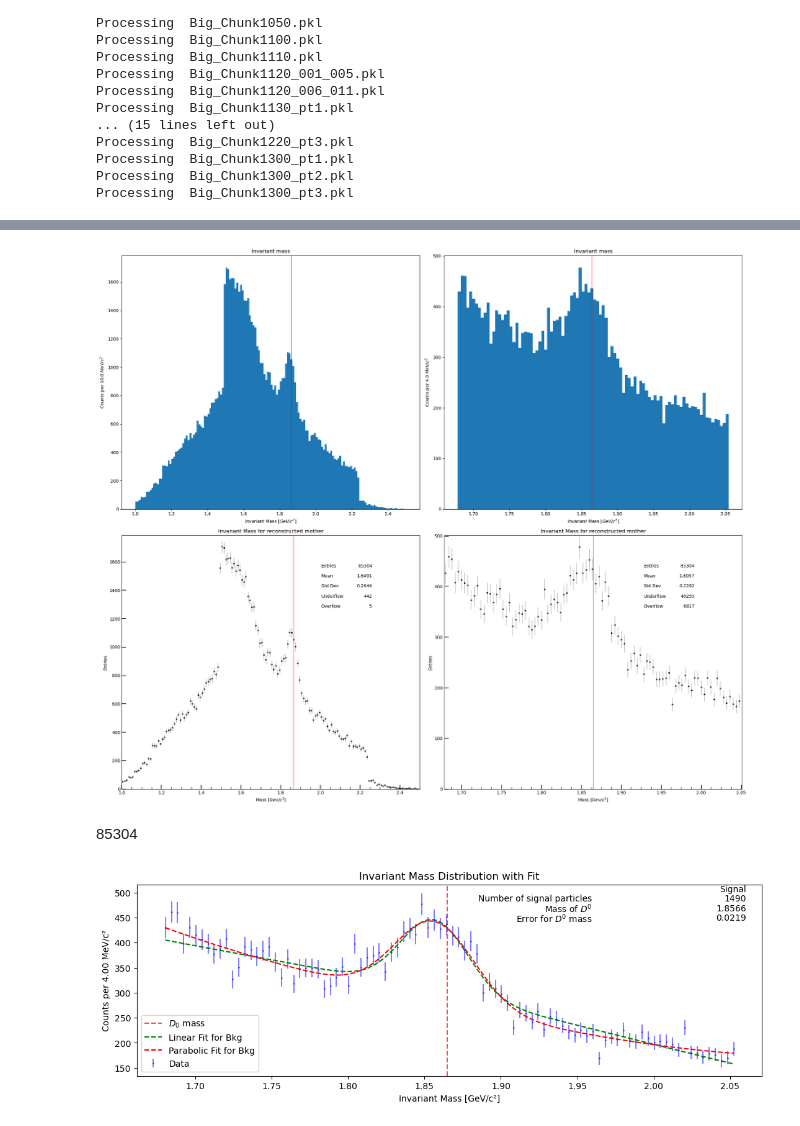
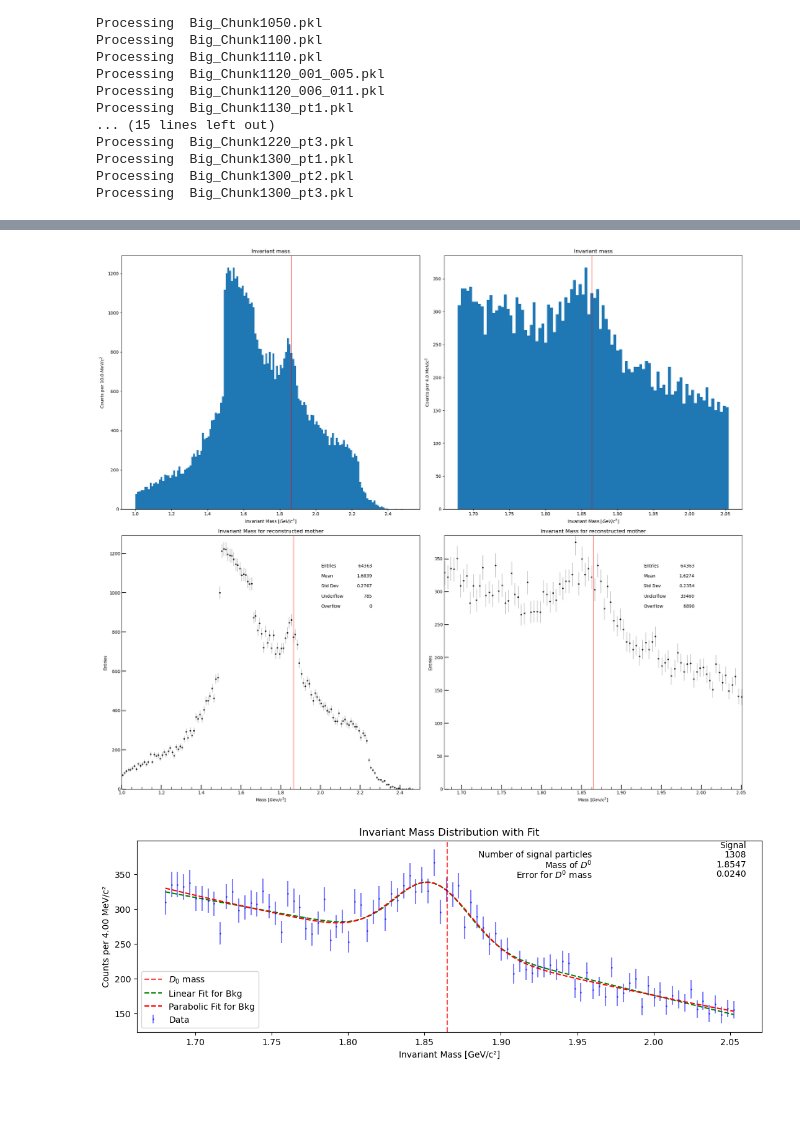
Before and after one commit to LeoPi314/LCPB_Project, a Jupyter notebook: Big_Combinatorial/Results/Final_Pairs.ipynb, the cells around one changed output, grey strips where cells are left out. Cells and saved outputs as stored; diff of their text form; code cells hidden in the pictures; blank space fills up the shorter version.

```diff
--- a/Big_Combinatorial/Results/Final_Pairs.ipynb
+++ b/Big_Combinatorial/Results/Final_Pairs.ipynb
@@ -210,16 +273,18 @@ Index(['dcaXY_product', 'inv_mass', 'anti_mass', 'pt', 'cos_pointing',
 # %%
 # Now with some filtering
-COS_CUT = 0.98
-PT_MIN, PT_MAX = 2, 8
+COS_CUT = 0.9836
+PT_MIN, PT_MAX = 3, 16
 
 pt_mask = df["pt"].between(PT_MIN, PT_MAX )
 cos_mask = (df["cos_pointing"] > COS_CUT)
 # dca_mask = ( (df["pt"] < 3) & (df["dcaXY_product"] < -2.264e-05) ) | ( (df["pt"].between(3,8)) & (df["dcaXY_product"] < -2.250e-05) )
 # decayL_mask = ( df["decay_length"] > 0.0070 )
 
-dca_mask = df["dcaXY_product"] < -5e-05
+dca_mask = df["dcaXY_product"] < -1.774e-05
+decayL_mask = df["decay_length"] > 0.0071
 
-mask =  pt_mask & cos_mask & dca_mask #& decayL_mask
+
+mask =  pt_mask & cos_mask & dca_mask & decayL_mask
 filtered_df = df[mask]
 
 filtered_masses = np.concatenate([filtered_df[filtered_df["new_particle"]=="D0"]["inv_mass"],
@@ -267,9 +332,7 @@ plt.savefig("All_Good_Data.png")
 plt.tight_layout()
 plt.show()
 # %% [output]
-[figure, old version]
+[figure, new version]
-# %% [markdown]
-85304
 # %%
 ratio = 0.75503   # fixed ratio from the same cuts in MC
 # values from MC
@@ -358,36 +421,36 @@ ax.plot( both_centers, fit_function(both_centers, *both_params),
 )
 
 ax.plot( both_centers, fit_function_par(both_centers, *both_params_par),
     color='red', linestyle='dashed', linewidth=1.5, label='Parabolic Fit for Bkg'
 )
 
 # COUNT of D0 from the signal Gaussian only:
 mass_from_fit  = mu1
 sigma_from_fit = sigma1
-counts_from_fit =  ( k_fit * ratio * (norm.cdf(MAX_MASS, loc=mu1, scale=sigma1) - norm.cdf(MIN_MASS, loc=mu1, scale=sigma1)) ) / binsize
+counts_from_fit =  ( k_fit * (norm.cdf(MAX_MASS, loc=mu1, scale=sigma1) - norm.cdf(MIN_MASS, loc=mu1, scale=sigma1)) ) / binsize
 
 mass_from_fit_par  = mu1_par
 sigma_from_fit_par = sigma1_par
-counts_from_fit_par =  ( k_fit_par * ratio * (norm.cdf(MAX_MASS, loc=mu1_par, scale=sigma1_par) - norm.cdf(MIN_MASS, loc=mu1_par, scale=sigma1_par)) ) / binsize
+counts_from_fit_par =  ( k_fit_par * (norm.cdf(MAX_MASS, loc=mu1_par, scale=sigma1_par) - norm.cdf(MIN_MASS, loc=mu1_par, scale=sigma1_par)) ) / binsize
 
 # TABLE INSIDE PLOT:
 ax.table(
     cellText = [[f"{counts_from_fit:.0f}"], [f"{mass_from_fit:.4f}"], [f"{sigma_from_fit:.4f}"]],
     rowLabels = [r'Number of signal particles', r'Mass of $D^0$', r'Error for $D^0$ mass'],
     colLabels = ['Signal'],
     colLoc = "right",
     bbox = [0.75, 0.8, 0.25, 0.2],
     edges = 'open',
     rowLoc = 'right'
 )
 
 ax.set_xlabel("Invariant Mass [GeV/c²]")
 ax.set_ylabel(f"Counts per {binsize*1000:.2f} MeV/c²")
 ax.set_title("Invariant Mass Distribution with Fit")
 ax.legend(loc='lower left')
 plt.show()
 # %% [output]
-[figure, old version]
+[figure, new version]
 # %%
 print("Linear Bkg:",counts_from_fit)
 print("Parabolic Bkg:", counts_from_fit_par)
```
Also changed, not shown: parts of 6 cells of this notebook.
